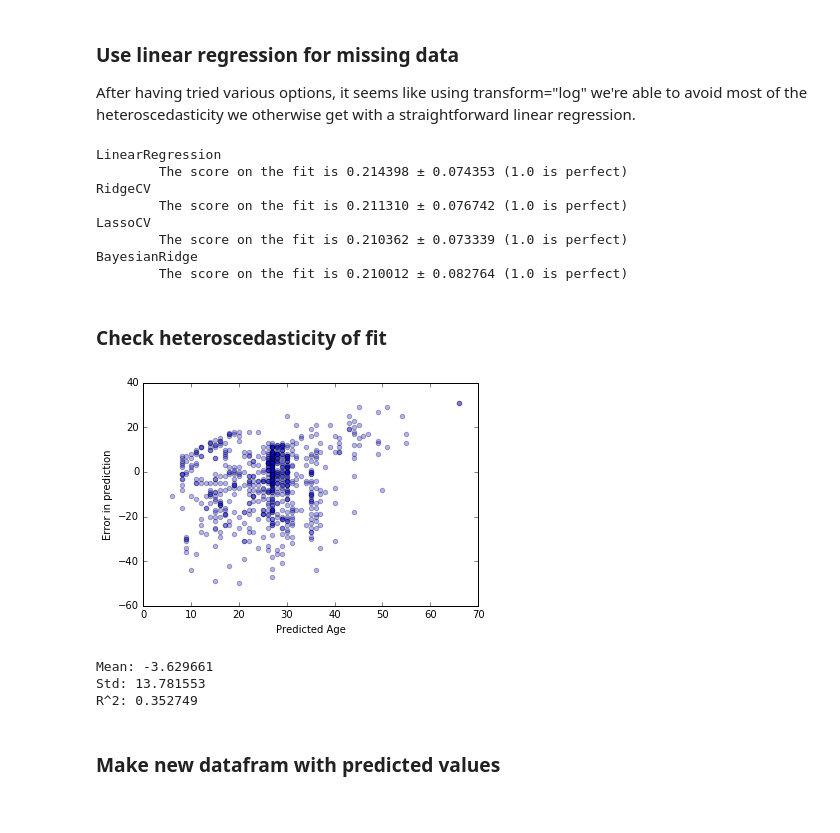
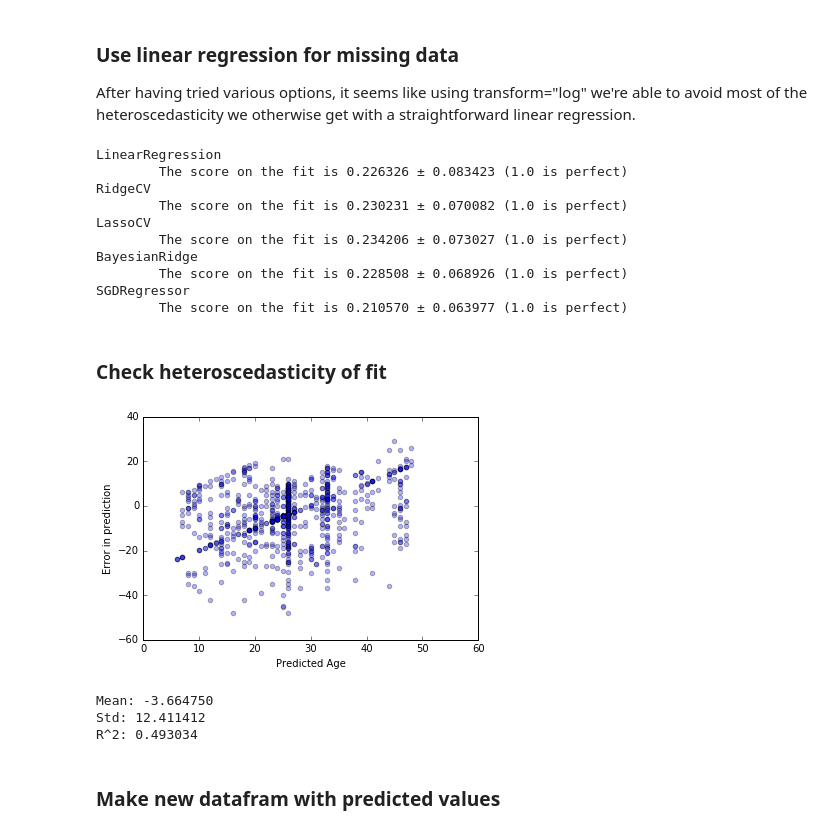
Before and after one commit to dangall/FullDataAnalysisPipeline, a Jupyter notebook: Predictions.ipynb, the cells around one changed output. Saved outputs shown, nothing was run; the diff lists cells and outputs as text; code cells hidden in the pictures.

Commit message:
Finish all linear regressors and linear classifiers.

```diff
--- a/Predictions.ipynb
+++ b/Predictions.ipynb
@@ -82,6 +84,8 @@ def getParametersAndPredictionScore(inputX, inputy, predictionmethod, rounddecim
         kfoldindices = KFold(len(y),n_folds=5,shuffle=True)
         for trainindex, testindex in kfoldindices:
             Xtrain, Xtest = X[trainindex], X[testindex]
+            if transform=="scale":
+                (Xtrain, Xtest) = scaleData(Xtrain, Xtest)
             ytrain, ytest = y[trainindex], y[testindex]
             predictor = predictionmethod(**kwargs)
             predictor.fit(Xtrain,ytrain)
@@ -215,7 +226,7 @@ def tryAllLinearRegressions(thedataframe, topredict, frompredict, dictofunknown=
     (X,y) = makeDataFromModels(thedataframe, topredict, frompredict, dictofunknown)
 
     modelstotryout = [linear_model.LinearRegression, linear_model.RidgeCV, linear_model.LassoCV,
-                      linear_model.BayesianRidge]
+                      linear_model.BayesianRidge, linear_model.SGDRegressor]
 
     if classifier==True:
         randomprediction = randomPrediction(y, rounddecimals=rounddecimals, num_iterations=num_iterations)
@@ -224,14 +235,17 @@ def tryAllLinearRegressions(thedataframe, topredict, frompredict, dictofunknown=
         modelname = getModelName(model)
         if printout==True:
             print modelname
+        transformtouse = transform
+        if model==linear_model.SGDRegressor:
+            transformtouse = "scale"
         if "n_alphas" in model().get_params():
             modeldata = getParametersAndPredictionScore(X, y, model, rounddecimals=rounddecimals,
                                                         num_iterations=num_iterations, n_alphas=3,
-                                                        classifier=classifier, transform=transform)
+                                                        classifier=classifier, transform=transformtouse)
         else:
             modeldata = getParametersAndPredictionScore(X, y, model, rounddecimals=rounddecimals,
                                                         num_iterations=num_iterations, classifier=classifier,
-                                                        transform=transform)
+                                                        transform=transformtouse)
         modelandresults[modelname] = modeldata
         if printout==True:
             print u"\tThe score on the fit is %f \u00B1 %f (1.0 is perfect)" %modeldata[2]
@@ -244,7 +258,8 @@ def tryAllLinearRegressions(thedataframe, topredict, frompredict, dictofunknown=
 # is any heteroscedasticity, i.e. to see if the error bars of our prediction depend on the value
 # of the prediction. Returns the R^2 value of the prediction.
 def plotErrors(thedataframe, topredict, frompredict, chosenmodel, dictofregressions,
-               rounddecimals="none", minvalue="none", maxvalue="none", ax="none", alpha=0.3, transform="none"):
+               rounddecimals="none", minvalue="none", maxvalue="none", ax="none", dictofunknown={},
+               alpha=0.3, transform="none"):
     (X,y) = makeDataFromModels(thedataframe, topredict, frompredict, dictofunknown)
     if transform!="none":
         X = transformData(X, transform=transform)
@@ -315,39 +330,42 @@ def incorporateRegressionPrediction(inputdataframe, topredict, frompredict, chos
 
 After having tried various options, it seems like using transform="log" we're able to avoid most of the heteroscedasticity we otherwise get with a straightforward linear regression.
 # %%
+numericdataframe = makeAllColumnsNumeric(thedataframe, dictofordinals, datacateg)[0]
 topredict = "Age"
-frompredict = ["SibSp", "Parch", "Fare"]
-tousedataframe = deepcopy(thedataframe)
+frompredict = ['Pclass', 'Sex', 'SibSp', 'Parch', "Fare", "Cabin", 'Embarked']
+tousedataframe = deepcopy(numericdataframe)
 transform = "log"
 
 linearregressions = tryAllLinearRegressions(tousedataframe, topredict, frompredict,
-                                            dictofunknown=dictofunknown, printout=True, num_iterations=100,
+                                            dictofunknown={'Age': 29.6991176471}, printout=True, num_iterations=100,
                                             rounddecimals="none", classifier=False, transform=transform)
 # %% [output]
 LinearRegression
-        The score on the fit is 0.214398 ± 0.074353 (1.0 is perfect)
+        The score on the fit is 0.226326 ± 0.083423 (1.0 is perfect)
 RidgeCV
-        The score on the fit is 0.211310 ± 0.076742 (1.0 is perfect)
+        The score on the fit is 0.230231 ± 0.070082 (1.0 is perfect)
 LassoCV
-        The score on the fit is 0.210362 ± 0.073339 (1.0 is perfect)
+        The score on the fit is 0.234206 ± 0.073027 (1.0 is perfect)
 BayesianRidge
-        The score on the fit is 0.210012 ± 0.082764 (1.0 is perfect)
+        The score on the fit is 0.228508 ± 0.068926 (1.0 is perfect)
+SGDRegressor
+        The score on the fit is 0.210570 ± 0.063977 (1.0 is perfect)
 # %% [markdown]
 ### Check heteroscedasticity of fit
 # %%
 chosenmodel = "LinearRegression"
 dictofregressions = linearregressions
 rounddecimals=0
 minvalue=0
 maxvalue=100
 
-plotErrors(thedataframe, topredict, frompredict, chosenmodel, dictofregressions,
+plotErrors(tousedataframe, topredict, frompredict, chosenmodel, dictofregressions,
            rounddecimals=rounddecimals, minvalue=minvalue, maxvalue=maxvalue, ax="none", transform=transform)
 # %% [output]
-[figure, old version]
+[figure, new version]
-Mean: -3.629661
-Std: 13.781553
-R^2: 0.352749
+Mean: -3.664750
+Std: 12.411412
+R^2: 0.493034
 # %% [markdown]
 ### Make new datafram with predicted values
 # %%
```
Also changed, not shown: parts of 9 cells of this notebook.
